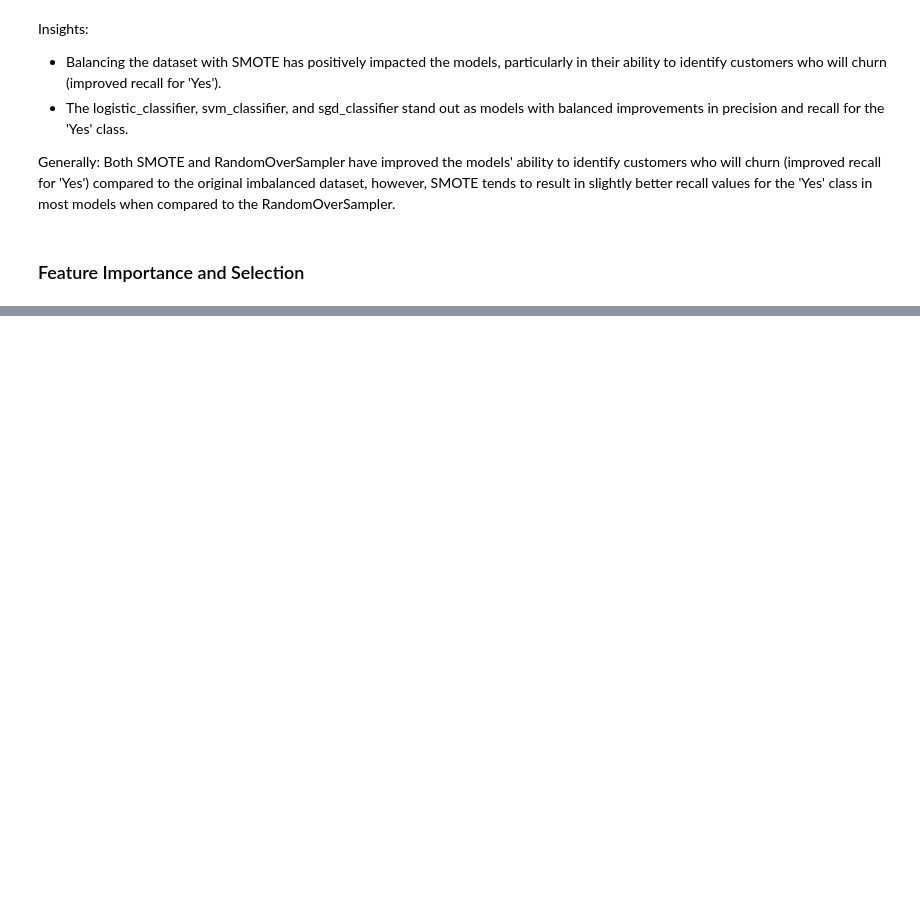
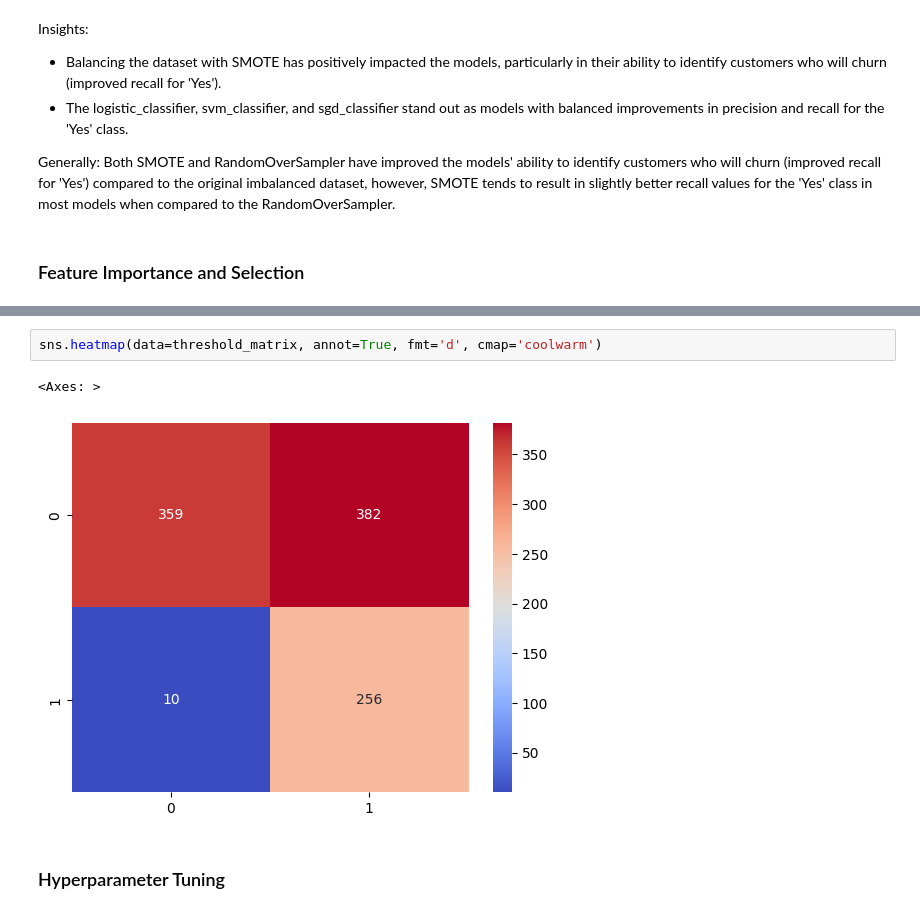
Before and after one commit to Elphoxa/Customer-Churn-Prediction-project, a Jupyter notebook: notebook 3.ipynb, the cells around one changed output, grey strips where cells are left out. Saved outputs shown, nothing was run; the diff lists cells and outputs as text; blank space fills up the shorter version.

```diff
--- a/notebook 3.ipynb
+++ b/notebook 3.ipynb
@@ -1326,0 +1251,7 @@ weighted avg       0.80      0.80      0.80      1007
+# %%
+sns.heatmap(data=threshold_matrix, annot=True, fmt='d', cmap='coolwarm')
+# %% [output]
+<Axes: >
+[figure, added]
+# %% [markdown]
+### Hyperparameter Tuning
```
Also changed, not shown: parts of 32 cells of this notebook.
